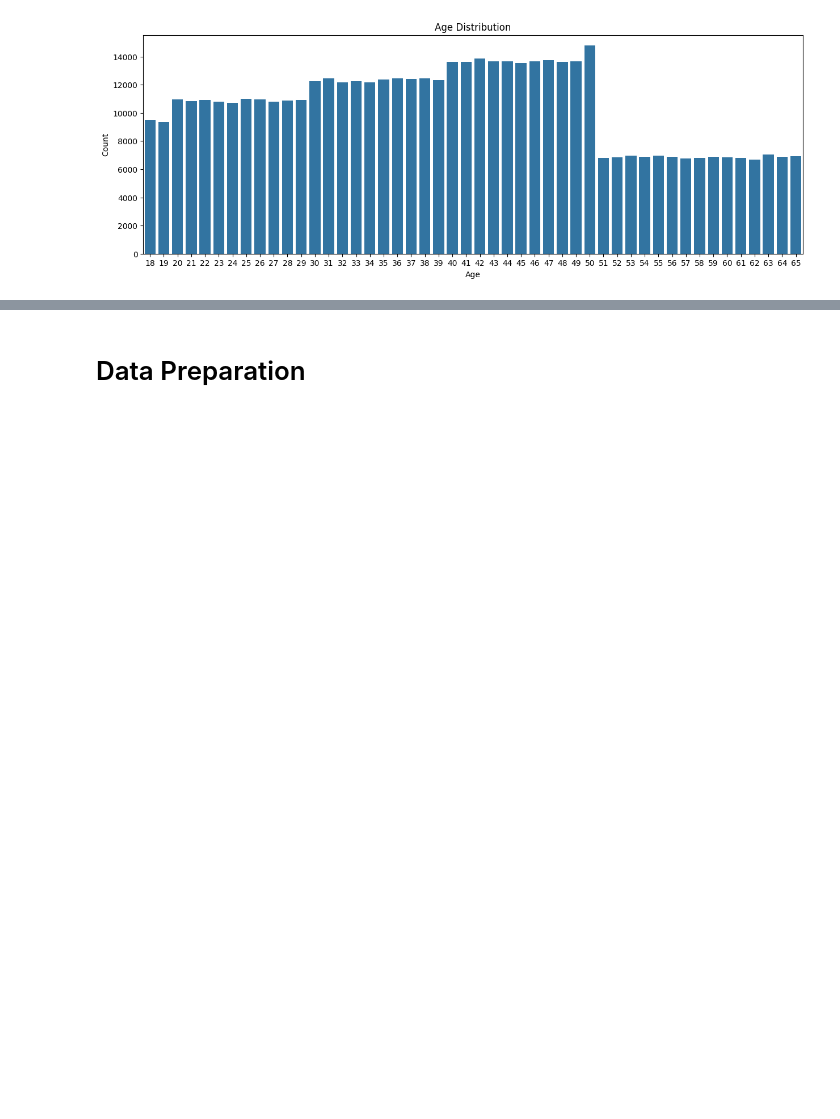
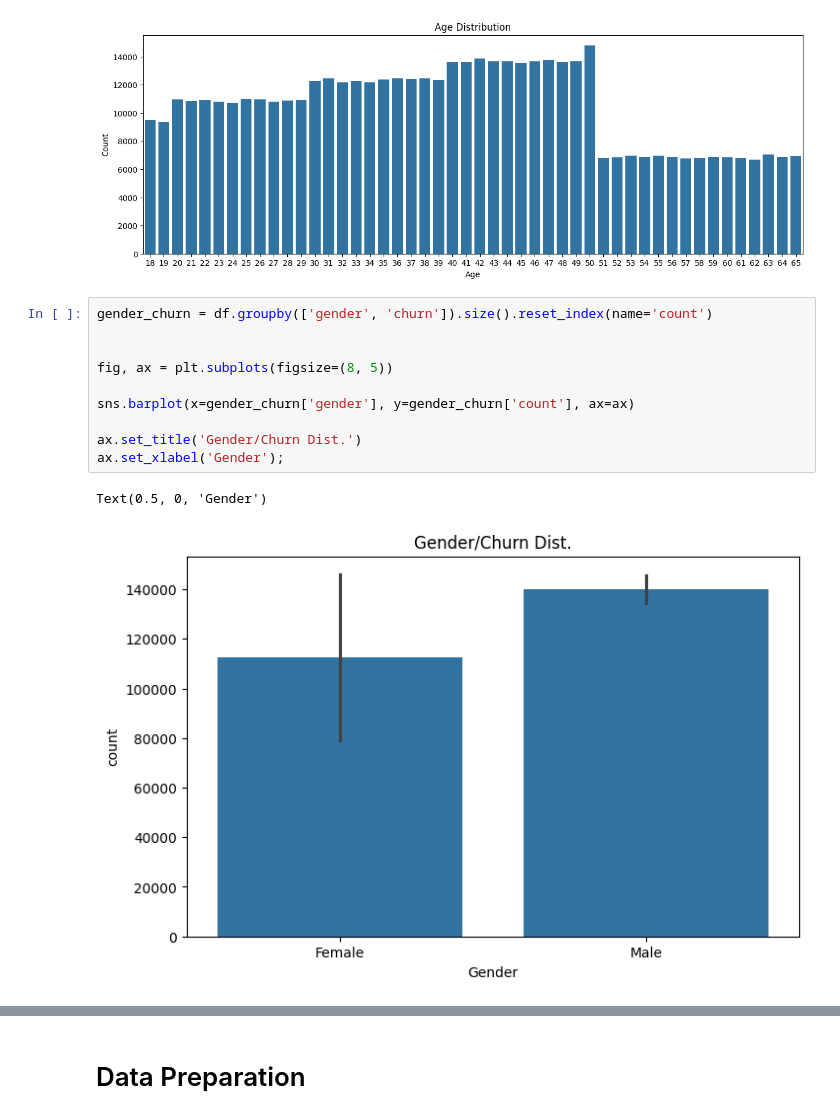
Before and after one commit to JohnNun/customer_churn_prediction, a Jupyter notebook: customer_churn_prediction.ipynb, the cells around one changed output, grey strips where cells are left out. Saved outputs shown, nothing was run; the diff lists cells and outputs as text; blank space fills up the shorter version.

Commit message:
added third plot chart in eda section (wip)

```diff
--- a/customer_churn_prediction.ipynb
+++ b/customer_churn_prediction.ipynb
@@ -229,3 +212,16 @@ ax.set_xlabel('Age')
 ax.set_ylabel('Count');
 # %% [output]
 [figure]
+# %%
+gender_churn = df.groupby(['gender', 'churn']).size().reset_index(name='count')
+
+
+fig, ax = plt.subplots(figsize=(8, 5))
+
+sns.barplot(x=gender_churn['gender'], y=gender_churn['count'], ax=ax)
+
+ax.set_title('Gender/Churn Dist.')
+ax.set_xlabel('Gender');
+# %% [output]
+Text(0.5, 0, 'Gender')
+[figure, added]
```
Also changed, not shown: parts of 2 cells of this notebook.
